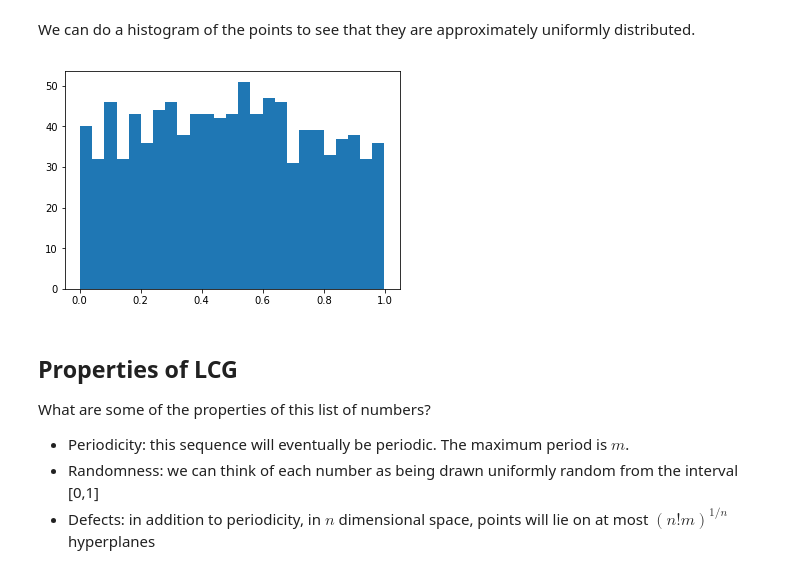
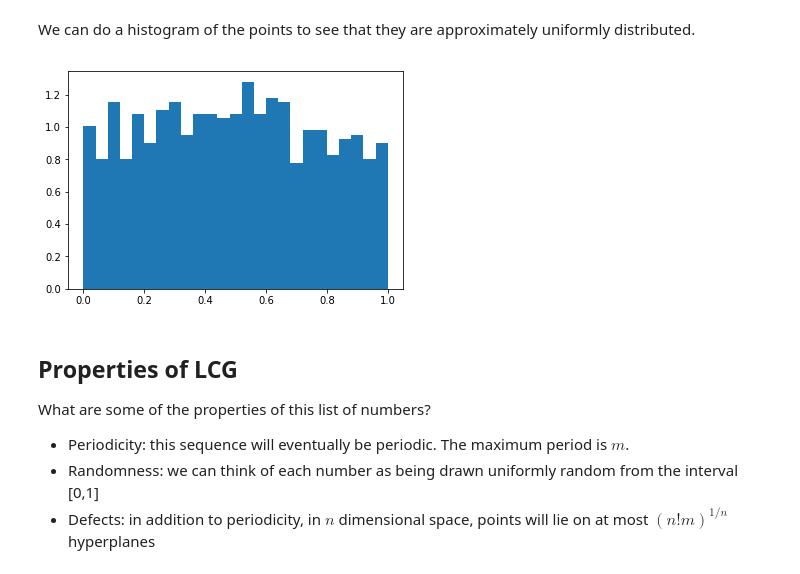
Before and after one commit to eitanlees/ISC-3313, a Jupyter notebook: Lectures/Week-09/18-Random-Numbers.ipynb, the cells around one changed output. Saved outputs shown, nothing was run; the diff lists cells and outputs as text; code cells hidden in the pictures.

```diff
--- a/Lectures/Week-09/18-Random-Numbers.ipynb
+++ b/Lectures/Week-09/18-Random-Numbers.ipynb
@@ -223,9 +223,9 @@ plt.plot(X, '.');
 # %% [markdown]
 We can do a histogram of the points to see that they are approximately uniformly distributed.
 # %%
-plt.hist(X, bins=25);
+plt.hist(X, bins=25, density=True);
 # %% [output]
-[figure, old version]
+[figure, new version]
 # %% [markdown]
 ## Properties of LCG
 
```
Also changed, not shown: parts of 5 cells of this notebook.
